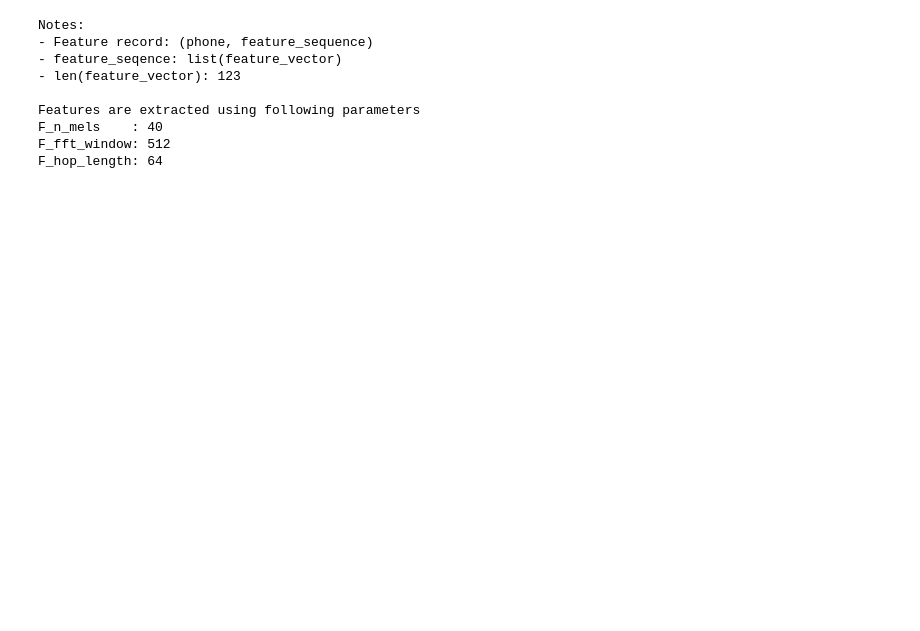
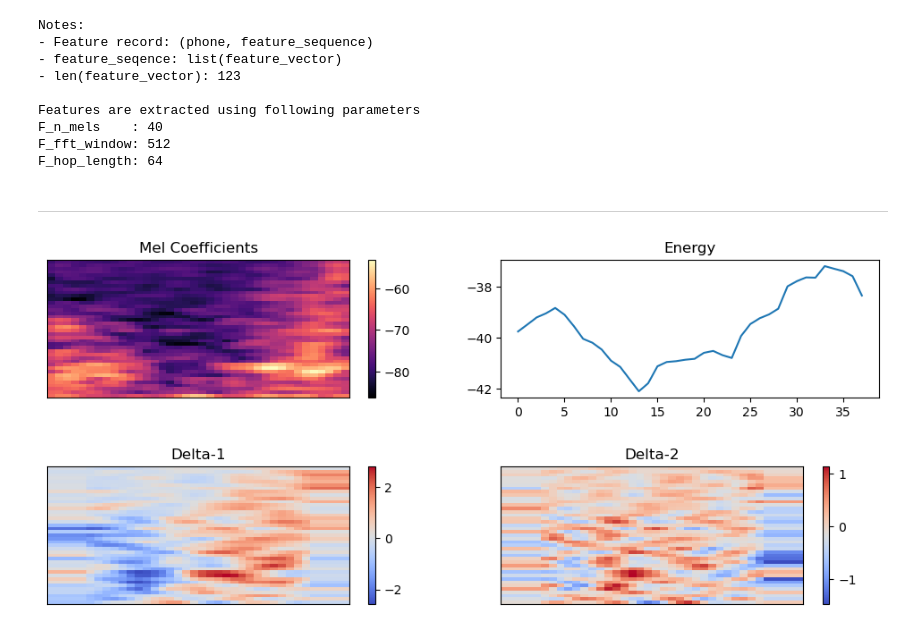
Before and after one commit to Arafat-Kabir/SPAR-Benchmarks, a Jupyter notebook: Arafat_WS/LSTM-250/Feature-Extraction-02.ipynb, the cells around one changed output. Drawn from its saved outputs; the diff is of its cells as text; code cells hidden in the pictures; blank space fills up the shorter version.

```diff
--- a/Arafat_WS/LSTM-250/Feature-Extraction-02.ipynb
+++ b/Arafat_WS/LSTM-250/Feature-Extraction-02.ipynb
@@ -489,3 +501,41 @@ Features are extracted using following parameters
 F_n_mels    : 40
 F_fft_window: 512
 F_hop_length: 64
+# %% [markdown]
+---
+# %%
+# Given a feature-sequence, breaks down different parts then plots it
+def showFeatures(feature_sequence):    # feature_sequence: (sequence-point, feature-vector)
+    feat_seq = feature_sequence
+    fig = plt.figure(figsize=(12, 5))
+    fig.subplots_adjust(hspace=0.5)
+    fig.tight_layout()
+
+    mfcc = feat_seq[0:40, :]     # extract the mfcc coefficients only
+    ax_mfcc = fig.add_subplot(2, 2, 1)
+    ax_mfcc.set_title('Mel Coefficients')
+    plotSpecshow(mfcc, fig, ax_mfcc)
+
+    energy = feat_seq[40, :]     # extract energy only
+    ax_energy = fig.add_subplot(2, 2, 2)
+    ax_energy.set_title('Energy')
+    ax_energy.plot(energy)
+
+    delta1 = feat_seq[41:82, :]  # extract delta1 only
+    ax_delta1 = fig.add_subplot(2, 2, 3)
+    ax_delta1.set_title('Delta-1')
+    plotSpecshow(delta1, fig, ax_delta1)
+
+    delta2 = feat_seq[82:, :]    # extract delta2 only
+    ax_delta2 = fig.add_subplot(2, 2, 4)
+    ax_delta2.set_title('Delta-2')
+    plotSpecshow(delta2, fig, ax_delta2)
+# %%
+# Extract Features and normalize
+feat_ds = makeFeatureDS(Test_audio_ds)
+# %%
+item = feat_ds[0]
+showFeatures(item[1])
+del item
+# %% [output]
+[figure, added]
```
Also changed, not shown: parts of 19 cells of this notebook.
